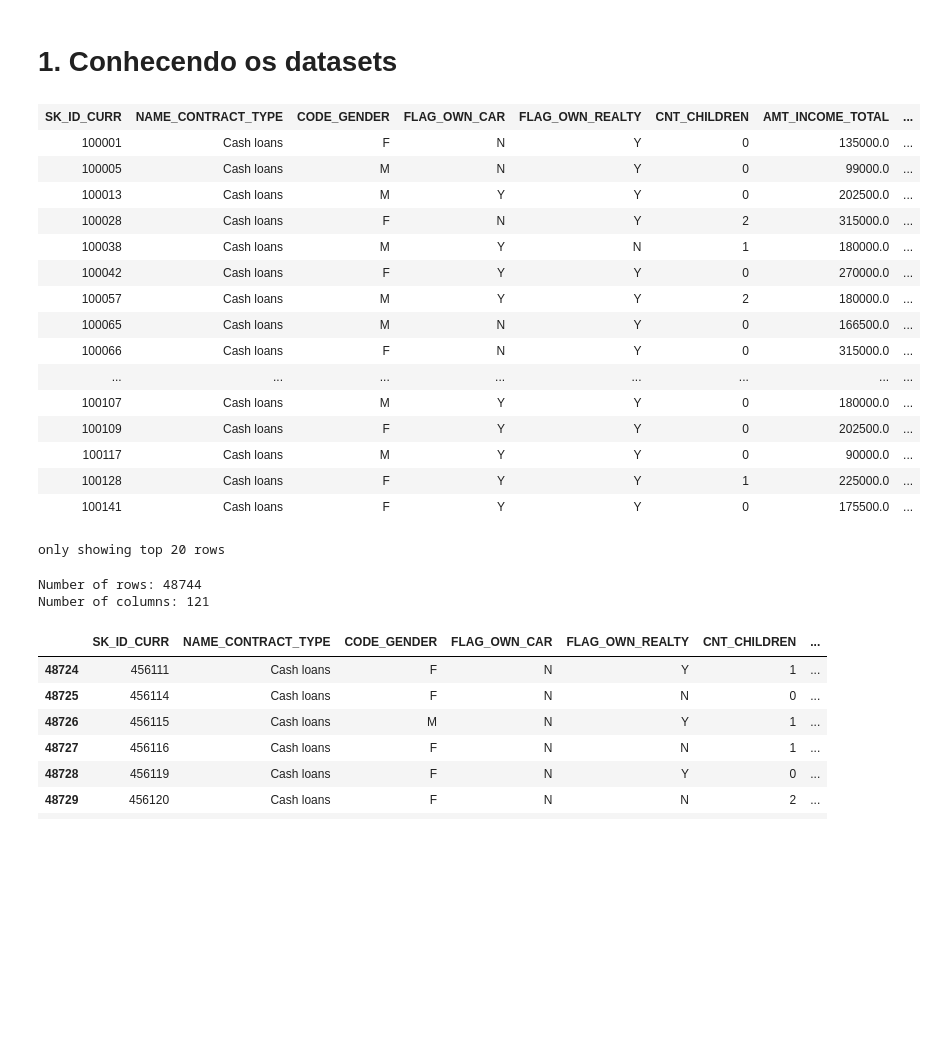
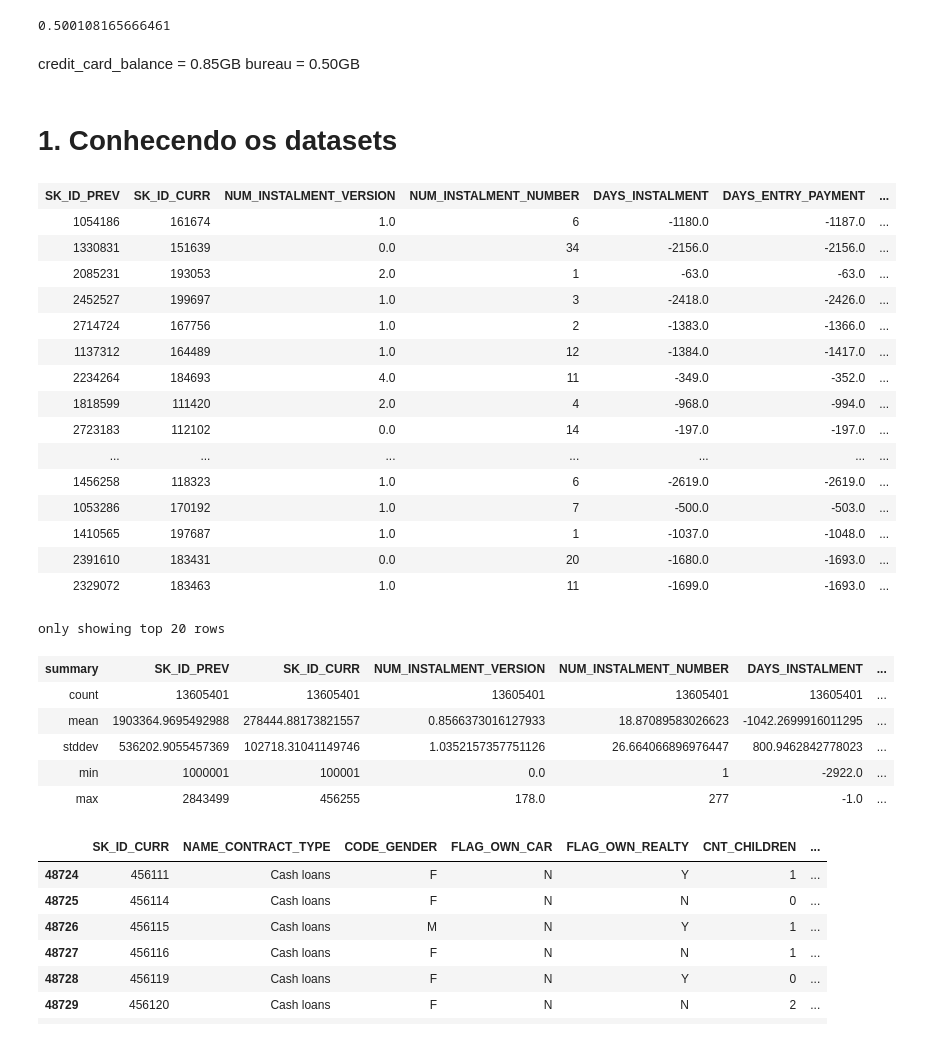
Before and after one commit to BaRobles/Compass_Data_Science, a Jupyter notebook: Sprint-3/Sprint3.ipynb, the cells around one changed output. Cells and saved outputs as stored; diff of their text form; code cells hidden in the pictures; blank space fills up the shorter version.

```diff
--- a/Sprint-3/Sprint3.ipynb
+++ b/Sprint-3/Sprint3.ipynb
@@ -35,2 +42,13 @@ sample_subm = spark.read.csv('datasets/sample_submission.csv', inferSchema=True,
 home_cred = pd.read_csv('datasets/HomeCredit_columns_description.csv', encoding='ISO-8859-1')
+# %%
+b = pd.read_csv('datasets/bureau.csv', encoding='ISO-8859-1')
+
+# Verificar o uso de memória
+print(b.memory_usage(deep=True).sum()/ (1024 ** 3) )
+# total_size_gb = total_size_bytes / (1024 ** 3)
+# %% [output]
+0.500108165666461
+# %% [markdown]
+credit_card_balance = 0.85GB
+bureau = 0.50GB
 # %%
@@ -49,35 +66,34 @@ sample_submission = sample_subm
 # %% [markdown]
 # 1. Conhecendo os datasets
 # %%
-display(application_test)
+display(installments_p)
 # %% [output]
-| SK_ID_CURR | NAME_CONTRACT_TYPE | CODE_GENDER | FLAG_OWN_CAR | FLAG_OWN_REALTY | CNT_CHILDREN | AMT_INCOME_TOTAL | ... |
-| 100001 | Cash loans | F | N | Y | 0 | 135000.0 | ... |
-| 100005 | Cash loans | M | N | Y | 0 | 99000.0 | ... |
-| 100013 | Cash loans | M | Y | Y | 0 | 202500.0 | ... |
-| 100028 | Cash loans | F | N | Y | 2 | 315000.0 | ... |
-| 100038 | Cash loans | M | Y | N | 1 | 180000.0 | ... |
-| 100042 | Cash loans | F | Y | Y | 0 | 270000.0 | ... |
-| 100057 | Cash loans | M | Y | Y | 2 | 180000.0 | ... |
-| 100065 | Cash loans | M | N | Y | 0 | 166500.0 | ... |
-| 100066 | Cash loans | F | N | Y | 0 | 315000.0 | ... |
-| ... | ... | ... | ... | ... | ... | ... | ... |
-| 100107 | Cash loans | M | Y | Y | 0 | 180000.0 | ... |
-| 100109 | Cash loans | F | Y | Y | 0 | 202500.0 | ... |
-| 100117 | Cash loans | M | Y | Y | 0 | 90000.0 | ... |
-| 100128 | Cash loans | F | Y | Y | 1 | 225000.0 | ... |
-| 100141 | Cash loans | F | Y | Y | 0 | 175500.0 | ... |
+| SK_ID_PREV | SK_ID_CURR | NUM_INSTALMENT_VERSION | NUM_INSTALMENT_NUMBER | DAYS_INSTALMENT | DAYS_ENTRY_PAYMENT | ... |
+| 1054186 | 161674 | 1.0 | 6 | -1180.0 | -1187.0 | ... |
+| 1330831 | 151639 | 0.0 | 34 | -2156.0 | -2156.0 | ... |
+| 2085231 | 193053 | 2.0 | 1 | -63.0 | -63.0 | ... |
+| 2452527 | 199697 | 1.0 | 3 | -2418.0 | -2426.0 | ... |
+| 2714724 | 167756 | 1.0 | 2 | -1383.0 | -1366.0 | ... |
+| 1137312 | 164489 | 1.0 | 12 | -1384.0 | -1417.0 | ... |
+| 2234264 | 184693 | 4.0 | 11 | -349.0 | -352.0 | ... |
+| 1818599 | 111420 | 2.0 | 4 | -968.0 | -994.0 | ... |
+| 2723183 | 112102 | 0.0 | 14 | -197.0 | -197.0 | ... |
+| ... | ... | ... | ... | ... | ... | ... |
+| 1456258 | 118323 | 1.0 | 6 | -2619.0 | -2619.0 | ... |
+| 1053286 | 170192 | 1.0 | 7 | -500.0 | -503.0 | ... |
+| 1410565 | 197687 | 1.0 | 1 | -1037.0 | -1048.0 | ... |
+| 2391610 | 183431 | 0.0 | 20 | -1680.0 | -1693.0 | ... |
+| 2329072 | 183463 | 1.0 | 11 | -1699.0 | -1693.0 | ... |
 only showing top 20 rows
 # %%
-num_rows = application_test.count()
-
-num_columns = len(application_test.columns)
-
-print(f"Number of rows: {num_rows}")
-print(f"Number of columns: {num_columns}")
+installments_p.describe()
 # %% [output]
-Number of rows: 48744
-Number of columns: 121
+| summary | SK_ID_PREV | SK_ID_CURR | NUM_INSTALMENT_VERSION | NUM_INSTALMENT_NUMBER | DAYS_INSTALMENT | ... |
+| count | 13605401 | 13605401 | 13605401 | 13605401 | 13605401 | ... |
+| mean | 1903364.9695492988 | 278444.88173821557 | 0.8566373016127933 | 18.87089583026623 | -1042.2699916011295 | ... |
+| stddev | 536202.9055457369 | 102718.31041149746 | 1.0352157357751126 | 26.664066896976447 | 800.9462842778023 | ... |
+| min | 1000001 | 100001 | 0.0 | 1 | -2922.0 | ... |
+| max | 2843499 | 456255 | 178.0 | 277 | -1.0 | ... |
 # %%
 pandas_df = application_test.toPandas()
 
```
Also changed, not shown: parts of 14 cells of this notebook, 1 other file.
